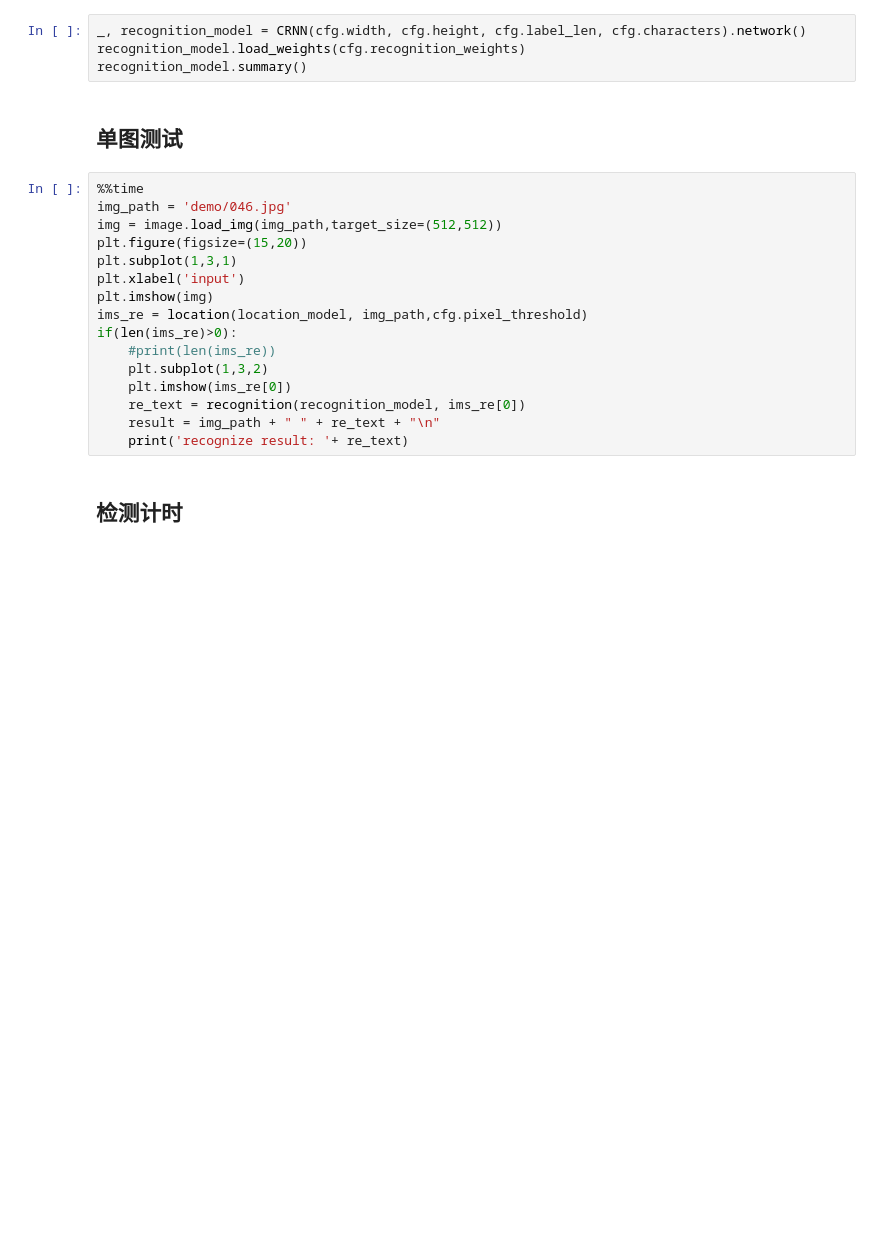
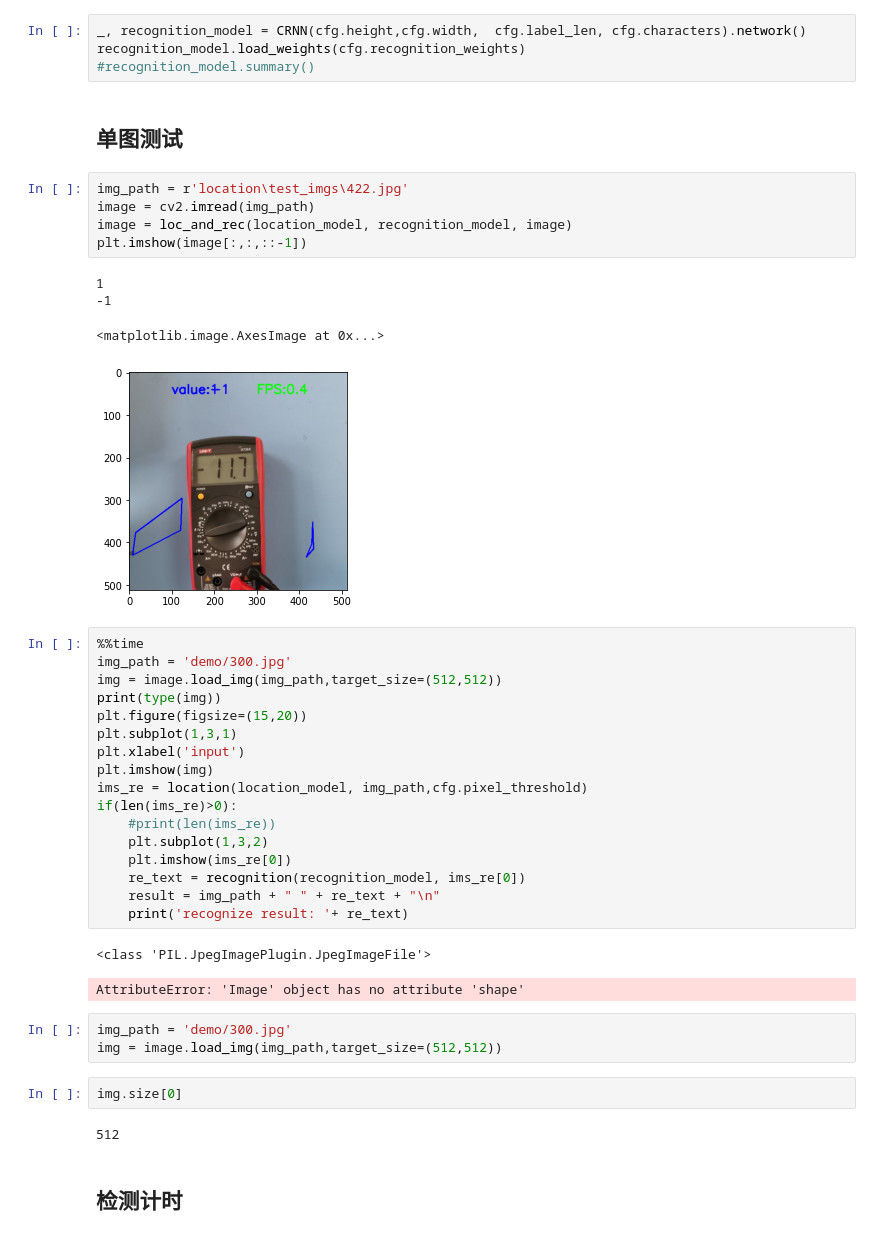
Before and after one commit to ArcobalenoX/DMOCR, a Jupyter notebook: debug.ipynb, the cells around one changed output. Cells and saved outputs as stored; diff of their text form; blank space fills up the shorter version.

```diff
--- a/debug.ipynb
+++ b/debug.ipynb
@@ -94,13 +60,24 @@ location_model.summary()
 # %%
-_, recognition_model = CRNN(cfg.width, cfg.height, cfg.label_len, cfg.characters).network()
+_, recognition_model = CRNN(cfg.height,cfg.width,  cfg.label_len, cfg.characters).network()
 recognition_model.load_weights(cfg.recognition_weights)
-recognition_model.summary()
+#recognition_model.summary()
 # %% [markdown]
 ## 单图测试
+# %%
+img_path = r'location\test_imgs\422.jpg'
+image = cv2.imread(img_path)
+image = loc_and_rec(location_model, recognition_model, image)
+plt.imshow(image[:,:,::-1])
+# %% [output]
+1
+-1
+<matplotlib.image.AxesImage at 0x...>
+[figure, added]
 # %%
 %%time
-img_path = 'demo/046.jpg'
+img_path = 'demo/300.jpg'
 img = image.load_img(img_path,target_size=(512,512))
+print(type(img))
 plt.figure(figsize=(15,20))
 plt.subplot(1,3,1)
 plt.xlabel('input')
@@ -113,6 +90,16 @@ if(len(ims_re)>0):
     re_text = recognition(recognition_model, ims_re[0])
     result = img_path + " " + re_text + "\n"
     print('recognize result: '+ re_text)
+# %% [output]
+<class 'PIL.JpegImagePlugin.JpegImageFile'>
+AttributeError: 'Image' object has no attribute 'shape'
+# %%
+img_path = 'demo/300.jpg'
+img = image.load_img(img_path,target_size=(512,512))
+# %%
+img.size[0]
+# %% [output]
+512
 # %% [markdown]
 ## 检测计时
 # %%
```
Also changed, not shown: parts of 30 cells of this notebook, 31 other files.
